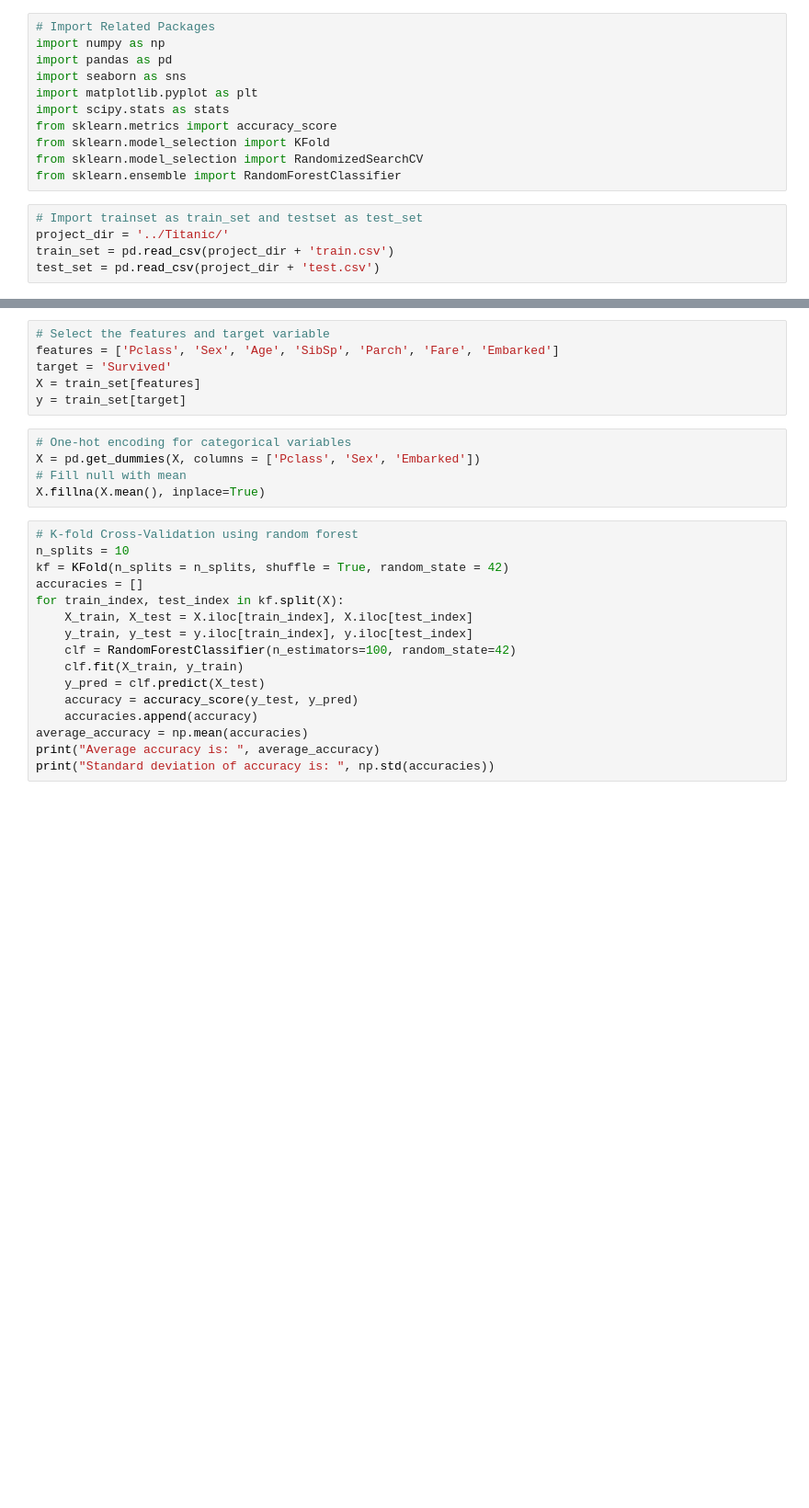
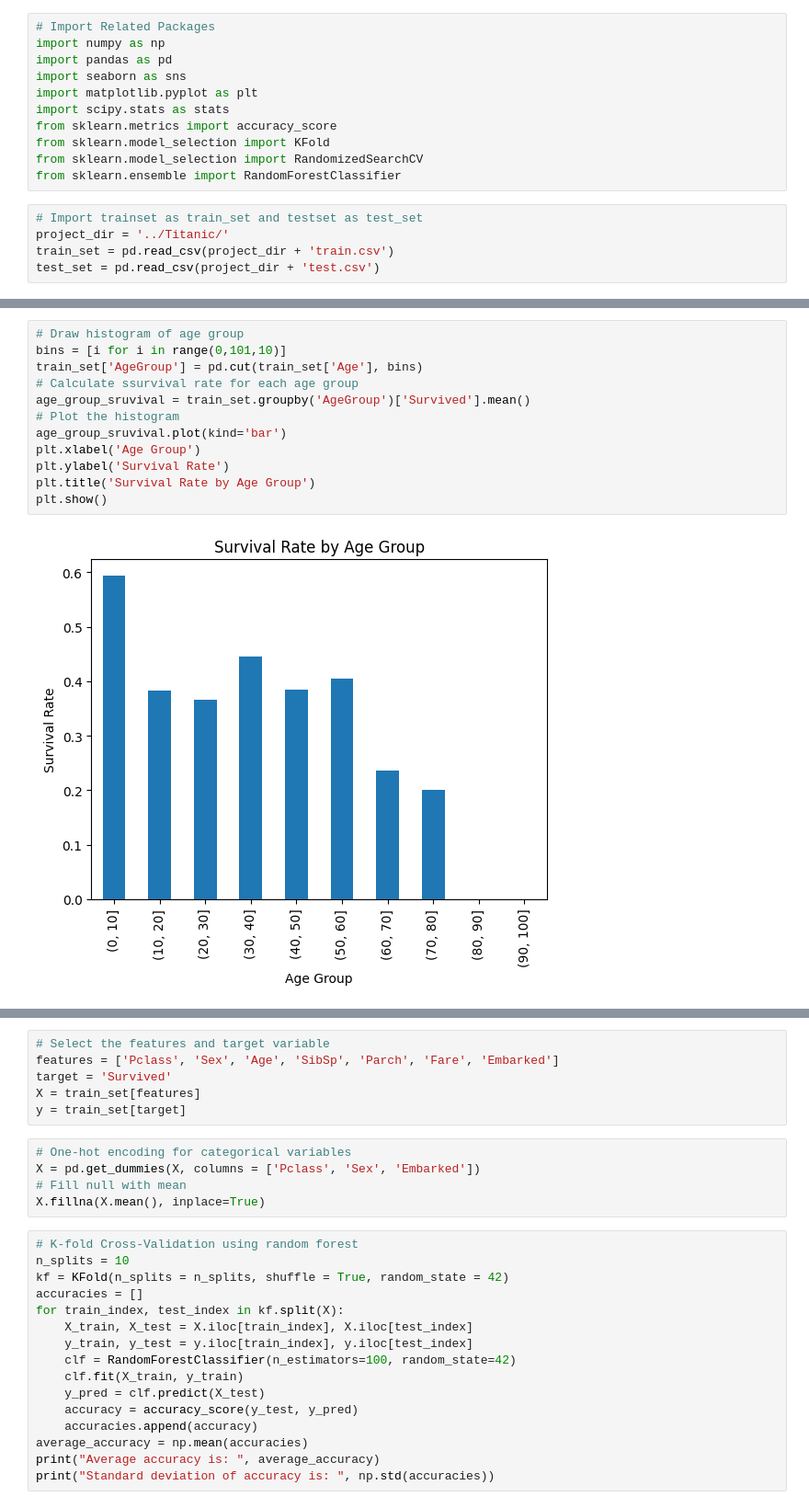
Before and after one commit to huangchao2528/Projects, a Jupyter notebook: Titanic/Titanic.ipynb, the cells around one changed output, grey strips where cells are left out. Shown at 92% size. Saved outputs shown, nothing was run; the diff lists cells and outputs as text; blank space fills up the shorter version.

```diff
--- a/Titanic/Titanic.ipynb
+++ b/Titanic/Titanic.ipynb
@@ -37 +114,15 @@ print(f'Survival rate is {num_survived/len(train_set)}')
+# %%
+# Draw histogram of age group
+bins = [i for i in range(0,101,10)]
+train_set['AgeGroup'] = pd.cut(train_set['Age'], bins)
+# Calculate ssurvival rate for each age group
+age_group_sruvival = train_set.groupby('AgeGroup')['Survived'].mean()
+# Plot the histogram
+age_group_sruvival.plot(kind='bar')
+plt.xlabel('Age Group')
+plt.ylabel('Survival Rate')
+plt.title('Survival Rate by Age Group')
+plt.show()
+# %% [output]
+[figure, added]
 # %%
```
Also changed, not shown: parts of 13 cells of this notebook.
